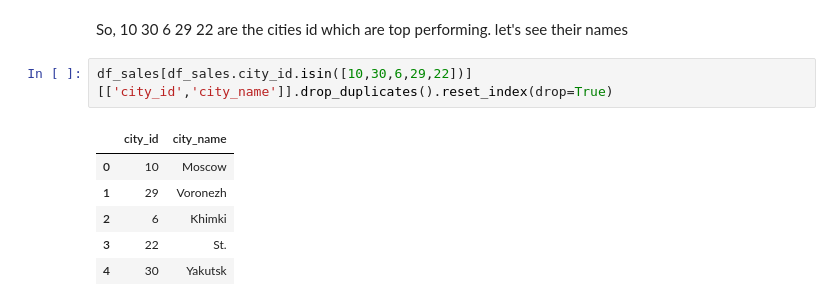
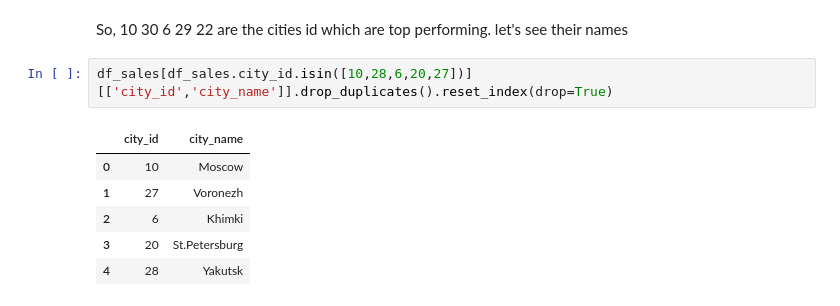
Before and after one commit to rfhussain/py4ds_final_project, a Jupyter notebook: src/eda.ipynb, the cells around one changed output. Saved outputs shown, nothing was run; the diff lists cells and outputs as text.

```diff
--- a/src/eda.ipynb
+++ b/src/eda.ipynb
@@ -99,11 +96,11 @@ top 5 cities are : [10 30 22 29  3]
 # %% [markdown]
 So, 10 30  6 29 22 are the cities id which are top performing. let's see their names
 # %%
-df_sales[df_sales.city_id.isin([10,30,6,29,22])][['city_id','city_name']].drop_duplicates().reset_index(drop=True)
+df_sales[df_sales.city_id.isin([10,28,6,20,27])][['city_id','city_name']].drop_duplicates().reset_index(drop=True)
 # %% [output]
 |  | city_id | city_name |
 | 0 | 10 | Moscow |
-| 1 | 29 | Voronezh |
+| 1 | 27 | Voronezh |
 | 2 | 6 | Khimki |
-| 3 | 22 | St. |
-| 4 | 30 | Yakutsk |
+| 3 | 20 | St.Petersburg |
+| 4 | 28 | Yakutsk |
```
Also changed, not shown: parts of 3 cells of this notebook, 2 other files.
